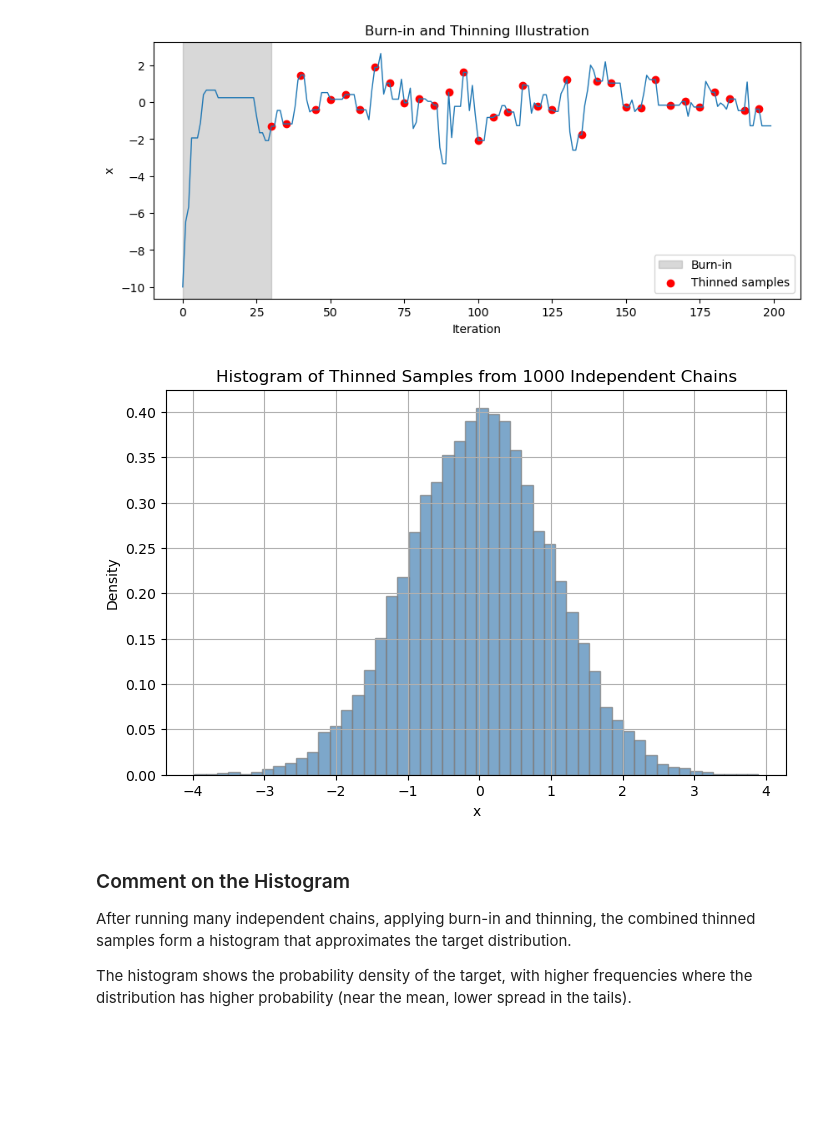
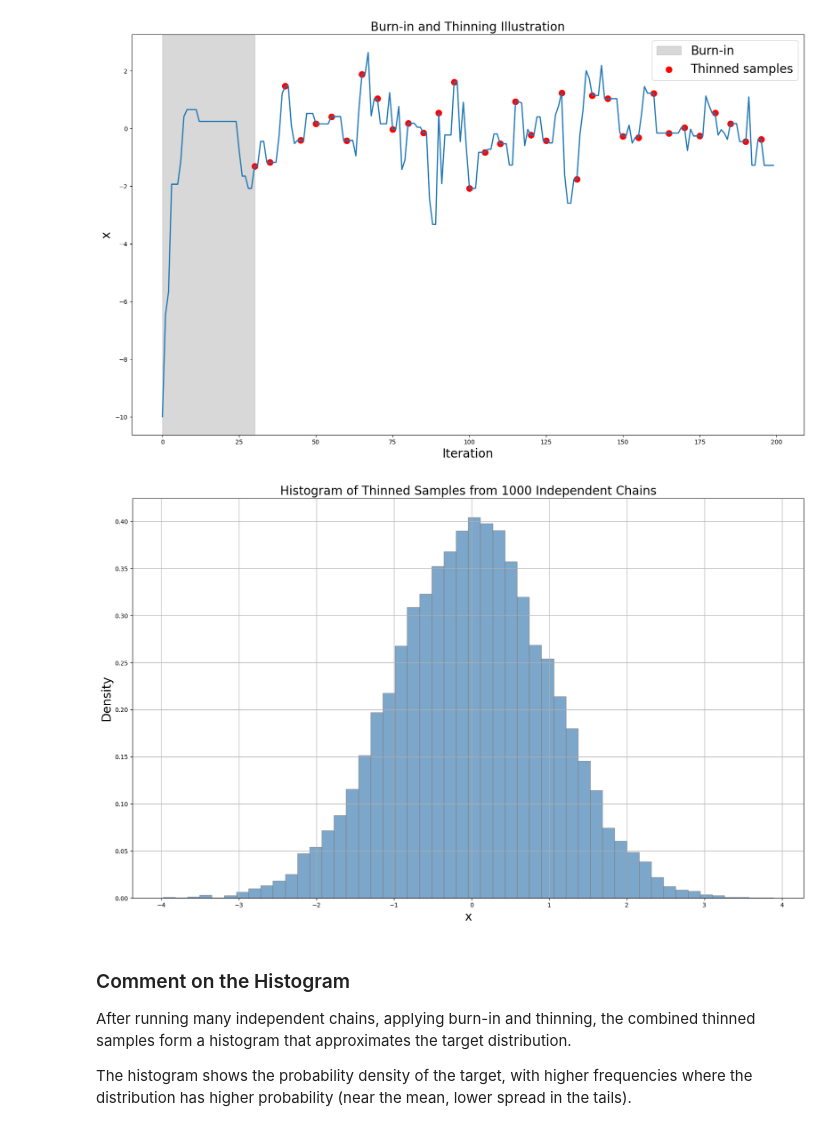
Before and after one commit to Ali-Raisolsadat/Ali-Raisolsadat.github.io, a Jupyter notebook: stat4110-code/chapter4/slide_code/lecture4_lecture_code_python.ipynb, the cells around one changed output. Cells and saved outputs as stored; diff of their text form; code cells hidden in the pictures; blank space fills up the shorter version.

```diff
--- a/stat4110-code/chapter4/slide_code/lecture4_lecture_code_python.ipynb
+++ b/stat4110-code/chapter4/slide_code/lecture4_lecture_code_python.ipynb
@@ -95,26 +168,26 @@ plt.show()
 # %%
 # simulate a single chain
 np.random.seed(0)
 n_steps = 200
 proposal_std = 2
 x = np.zeros(n_steps)
 x[0] = -10
 
 for t in range(1, n_steps):
     x[t] = metropolis_step(target_density, x[t-1], proposal_std)
 
 # Plot
-plt.figure(figsize=(10,4))
-plt.plot(x, lw=1)
+plt.figure(figsize=(20, 12))
+plt.plot(x, lw=2)
 plt.axvspan(0, 30, color='gray', alpha=0.3, label='Burn-in')
-plt.scatter(np.arange(30, n_steps, 5), x[30::5], color='red', label='Thinned samples')
-plt.xlabel('Iteration')
-plt.ylabel('x')
-plt.title('Burn-in and Thinning Illustration')
-plt.legend()
+plt.scatter(np.arange(30, n_steps, 5), x[30::5], color='red', label='Thinned samples', s=100)
+plt.xlabel('Iteration', fontsize=20)
+plt.ylabel('x', fontsize=20)
+plt.title('Burn-in and Thinning Illustration', fontsize=20)
+plt.legend(fontsize=20)
 plt.show()
 # %% [output]
-[figure, old version]
+[figure, new version]
 # %%
 # simulation parameters
 n_chains = 1000       # number of independent chains
@@ -137,15 +210,15 @@ for t in range(n_steps):
 thinned_samples = np.array(thinned_samples)
 
 # plot histogram of thinned samples
-plt.figure(figsize=(8,5))
+plt.figure(figsize=(20, 12))
 plt.hist(thinned_samples, bins=50, density=True, color='steelblue', edgecolor='gray', alpha=0.7)
-plt.xlabel('x')
-plt.ylabel('Density')
-plt.title(f'Histogram of Thinned Samples from {n_chains} Independent Chains')
+plt.xlabel('x', fontsize=20)
+plt.ylabel('Density', fontsize=20)
+plt.title(f'Histogram of Thinned Samples from {n_chains} Independent Chains', fontsize=20)
 plt.grid(True)
 plt.show()
 # %% [output]
-[figure, old version]
+[figure, new version]
 # %% [markdown]
 ### Comment on the Histogram
 
```
Also changed, not shown: parts of 3 cells of this notebook, 12 other files.
